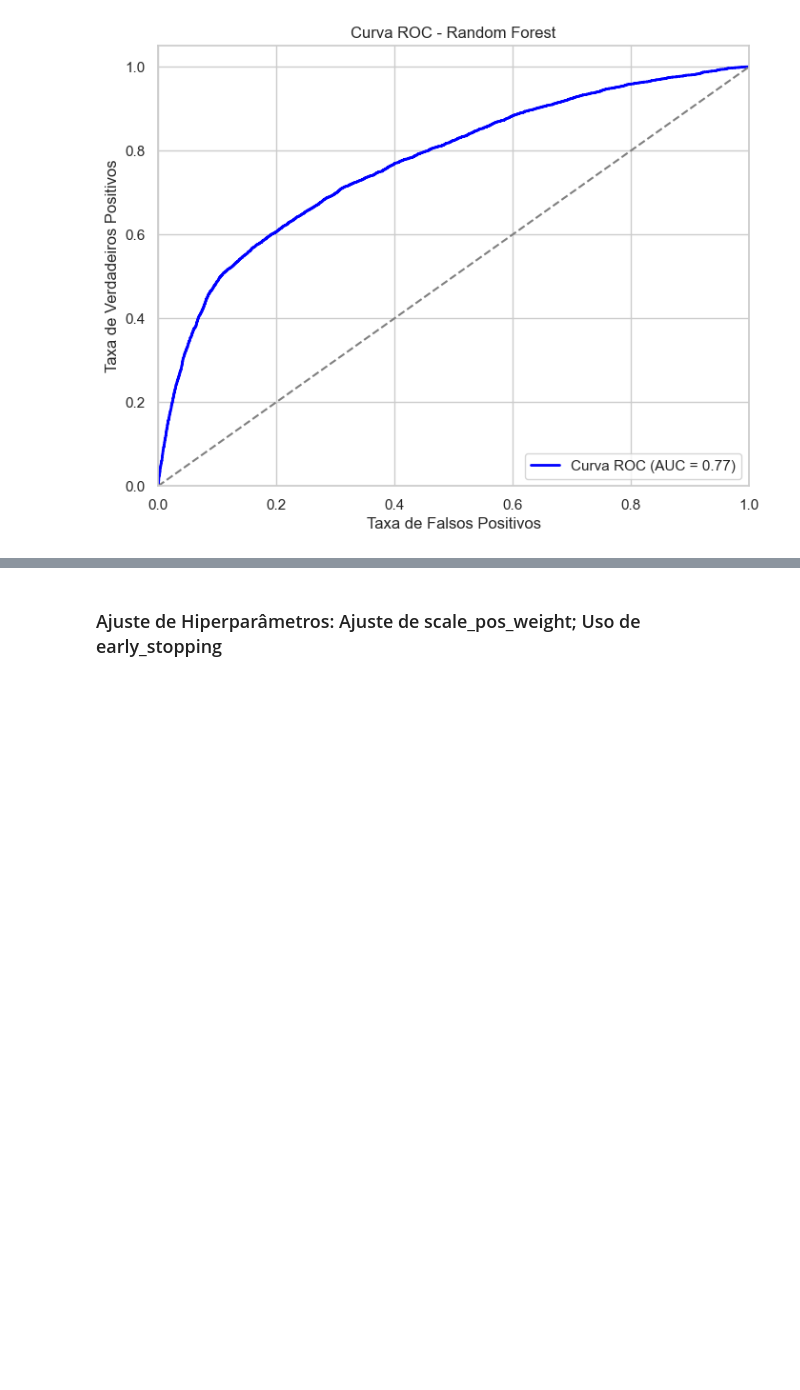
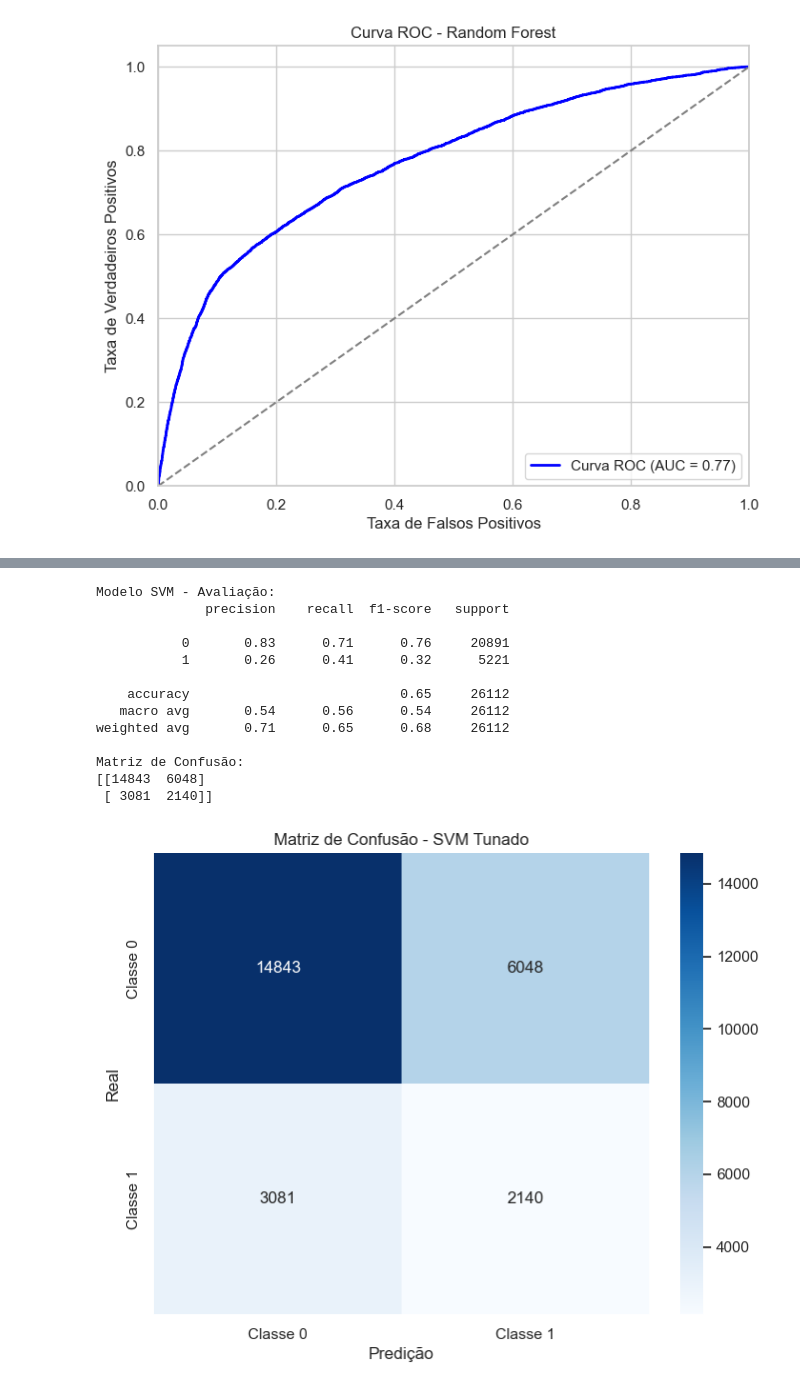
Before and after one commit to DiegoKazadi/ufcg-implementacao-modelos, a Jupyter notebook: ufcg-implementacao-modelos.ipynb, the cells around one changed output, grey strips where cells are left out. Saved outputs shown, nothing was run; the diff lists cells and outputs as text; code cells hidden in the pictures; blank space fills up the shorter version.

```diff
--- a/ufcg-implementacao-modelos.ipynb
+++ b/ufcg-implementacao-modelos.ipynb
@@ -1424,2 +1377,51 @@ weighted avg       0.86      0.79      0.81     26112
-# %% [markdown]
-### Ajuste de Hiperparâmetros: Ajuste de scale_pos_weight; Uso de early_stopping
+# %%
+from sklearn.svm import SVC
+from sklearn.metrics import classification_report, confusion_matrix
+from sklearn.model_selection import GridSearchCV
+import seaborn as sns
+import matplotlib.pyplot as plt
+
+# Criando o modelo SVM com parâmetros ajustados
+svm_model_tuned = SVC(
+    kernel='rbf',  # Kernel radial (rbf) geralmente funciona bem para classificações não-lineares
+    C=1,           # Regularização (controle do overfitting)
+    gamma='scale', # Parâmetro para o kernel
+    class_weight='balanced', # Ajusta para classes desbalanceadas
+    random_state=42
+)
+
+# Treinando o modelo com os dados balanceados (assumindo que 'X_train_smote' e 'y_train_smote' são dados balanceados)
+svm_model_tuned.fit(X_train_smote, y_train_smote)
+
+# Fazendo previsões
+y_pred_tuned = svm_model_tuned.predict(X_test)
+
+# Avaliando o desempenho
+print("Modelo SVM - Avaliação:")
+print(classification_report(y_test, y_pred_tuned))
+print("Matriz de Confusão:")
+print(confusion_matrix(y_test, y_pred_tuned))
+
+# Plotando a matriz de confusão
+cm_tuned = confusion_matrix(y_test, y_pred_tuned)
+plt.figure(figsize=(8, 6))
+sns.heatmap(cm_tuned, annot=True, fmt='d', cmap='Blues', xticklabels=['Classe 0', 'Classe 1'], yticklabels=['Classe 0', 'Classe 1'])
+plt.title('Matriz de Confusão - SVM Tunado')
+plt.xlabel('Predição')
+plt.ylabel('Real')
+plt.show()
+# %% [output]
+Modelo SVM - Avaliação:
+              precision    recall  f1-score   support
+
+           0       0.83      0.71      0.76     20891
+           1       0.26      0.41      0.32      5221
+
+    accuracy                           0.65     26112
+   macro avg       0.54      0.56      0.54     26112
+weighted avg       0.71      0.65      0.68     26112
+
+Matriz de Confusão:
+[[14843  6048]
+ [ 3081  2140]]
+[figure, added]
```
Also changed, not shown: parts of 14 cells of this notebook.
